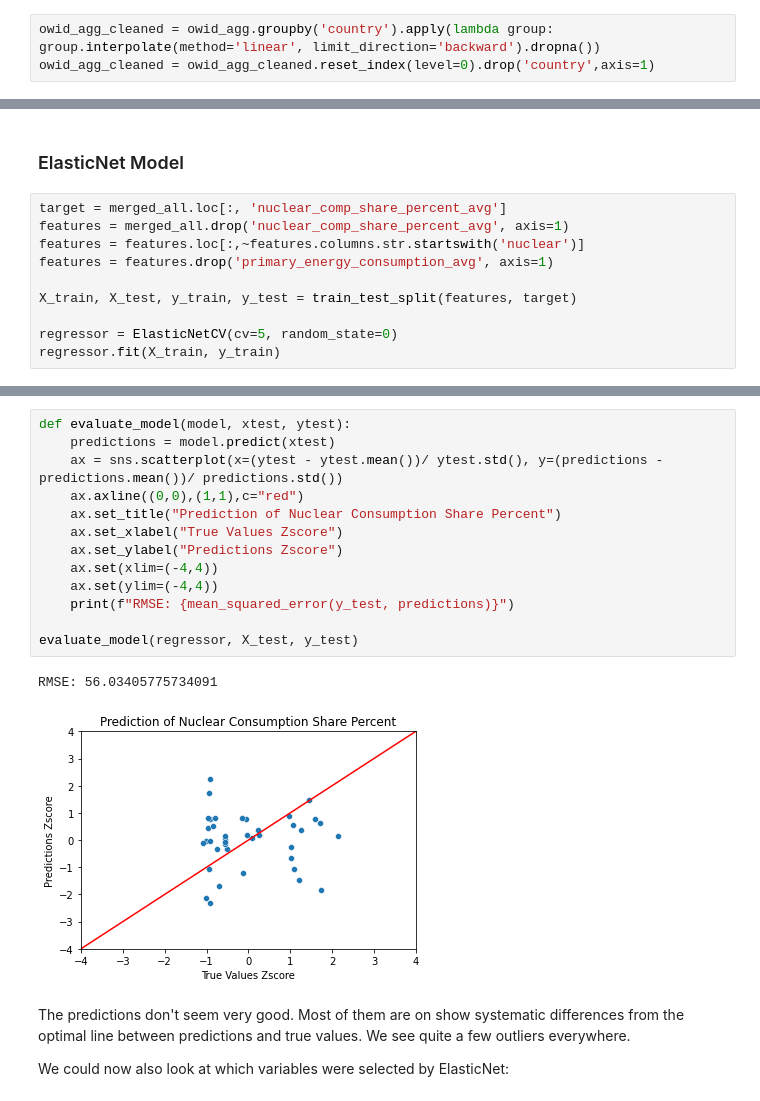
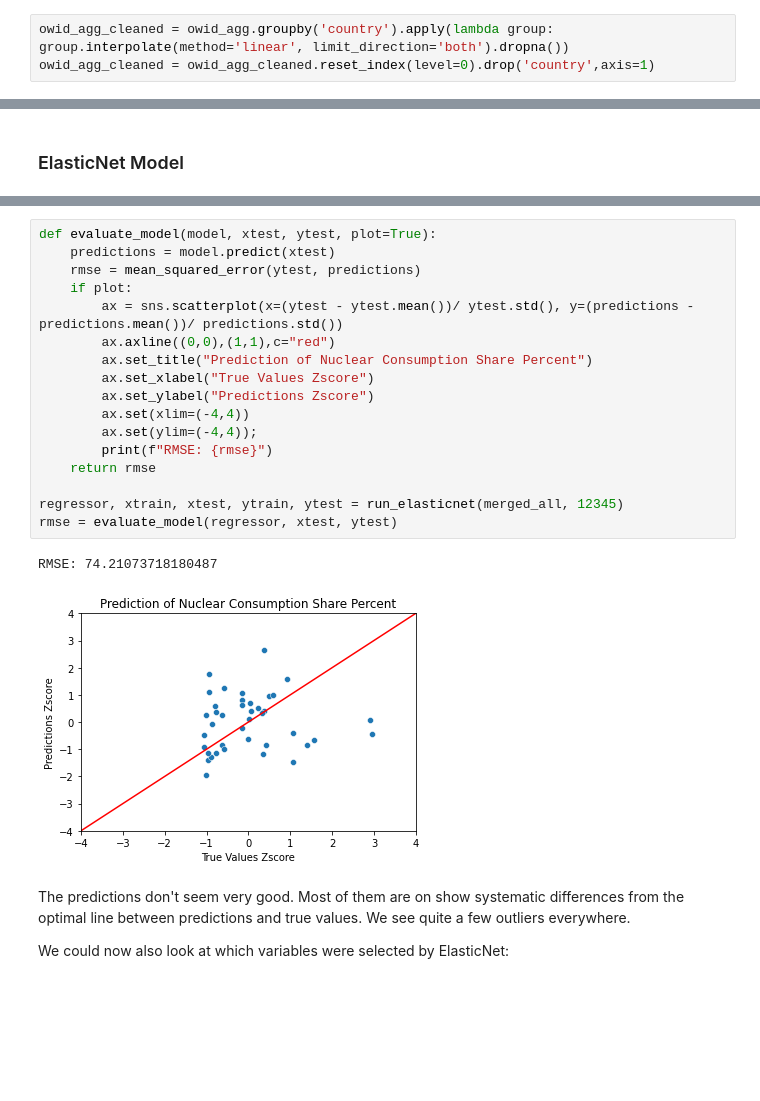
Before and after one commit to Molybdenum42/DOPP_Exercise3, a Jupyter notebook: Characteristic_of_Nuclear_Countries.ipynb, the cells around one changed output, grey strips where cells are left out. Saved outputs shown, nothing was run; the diff lists cells and outputs as text; blank space fills up the shorter version.

```diff
--- a/Characteristic_of_Nuclear_Countries.ipynb
+++ b/Characteristic_of_Nuclear_Countries.ipynb
@@ -274,7 +348,7 @@ try to interpolate what we have per group. If a country has no values that can b
 we drop them out. It now looks like a lot of data is dropped, but much of the data is not recorded in the first place (eg.
 poorer countries, OPEC, ...) that was not relevant anyways.
 # %%
-owid_agg_cleaned = owid_agg.groupby('country').apply(lambda group: group.interpolate(method='linear', limit_direction='backward').dropna())
+owid_agg_cleaned = owid_agg.groupby('country').apply(lambda group: group.interpolate(method='linear', limit_direction='both').dropna())
 owid_agg_cleaned = owid_agg_cleaned.reset_index(level=0).drop('country',axis=1)
 # %% [markdown]
 ### Merging OWID and WVS
@@ -351,13 +420,3 @@ For this reason we could apply a regression algorithm and feature selection on t
 For sake of simplicity, we are first going to start using linear methods like Lasso or Ridge Regression that do regression with built in feature-selection. To get the benefits of both methods, we are going to use ElasticNet and search for fitting parameters using GridSearch.
 # %% [markdown]
 ### ElasticNet Model
-# %%
-target = merged_all.loc[:, 'nuclear_comp_share_percent_avg']
-features = merged_all.drop('nuclear_comp_share_percent_avg', axis=1)
-features = features.loc[:,~features.columns.str.startswith('nuclear')]
-features = features.drop('primary_energy_consumption_avg', axis=1)
-
-X_train, X_test, y_train, y_test = train_test_split(features, target)
-
-regressor = ElasticNetCV(cv=5, random_state=0)
-regressor.fit(X_train, y_train)
@@ -366,19 +448,23 @@ ElasticNetCV(cv=5, random_state=0)
 # %%
-def evaluate_model(model, xtest, ytest):
+def evaluate_model(model, xtest, ytest, plot=True):
     predictions = model.predict(xtest)
-    ax = sns.scatterplot(x=(ytest - ytest.mean())/ ytest.std(), y=(predictions - predictions.mean())/ predictions.std())
-    ax.axline((0,0),(1,1),c="red")
-    ax.set_title("Prediction of Nuclear Consumption Share Percent")
-    ax.set_xlabel("True Values Zscore")
-    ax.set_ylabel("Predictions Zscore")
-    ax.set(xlim=(-4,4))
-    ax.set(ylim=(-4,4))
-    print(f"RMSE: {mean_squared_error(y_test, predictions)}")
+    rmse = mean_squared_error(ytest, predictions)
+    if plot:
+        ax = sns.scatterplot(x=(ytest - ytest.mean())/ ytest.std(), y=(predictions - predictions.mean())/ predictions.std())
+        ax.axline((0,0),(1,1),c="red")
+        ax.set_title("Prediction of Nuclear Consumption Share Percent")
+        ax.set_xlabel("True Values Zscore")
+        ax.set_ylabel("Predictions Zscore")
+        ax.set(xlim=(-4,4))
+        ax.set(ylim=(-4,4));
+        print(f"RMSE: {rmse}")
+    return rmse
 
-evaluate_model(regressor, X_test, y_test)
+regressor, xtrain, xtest, ytrain, ytest = run_elasticnet(merged_all, 12345)
+rmse = evaluate_model(regressor, xtest, ytest)
 # %% [output]
-RMSE: 56.03405775734091
+RMSE: 74.21073718180487
-[figure, old version]
+[figure, new version]
 # %% [markdown]
 The predictions don't seem very good. Most of them are on
 show systematic differences from the optimal line between
```
Also changed, not shown: parts of 27 cells of this notebook.
